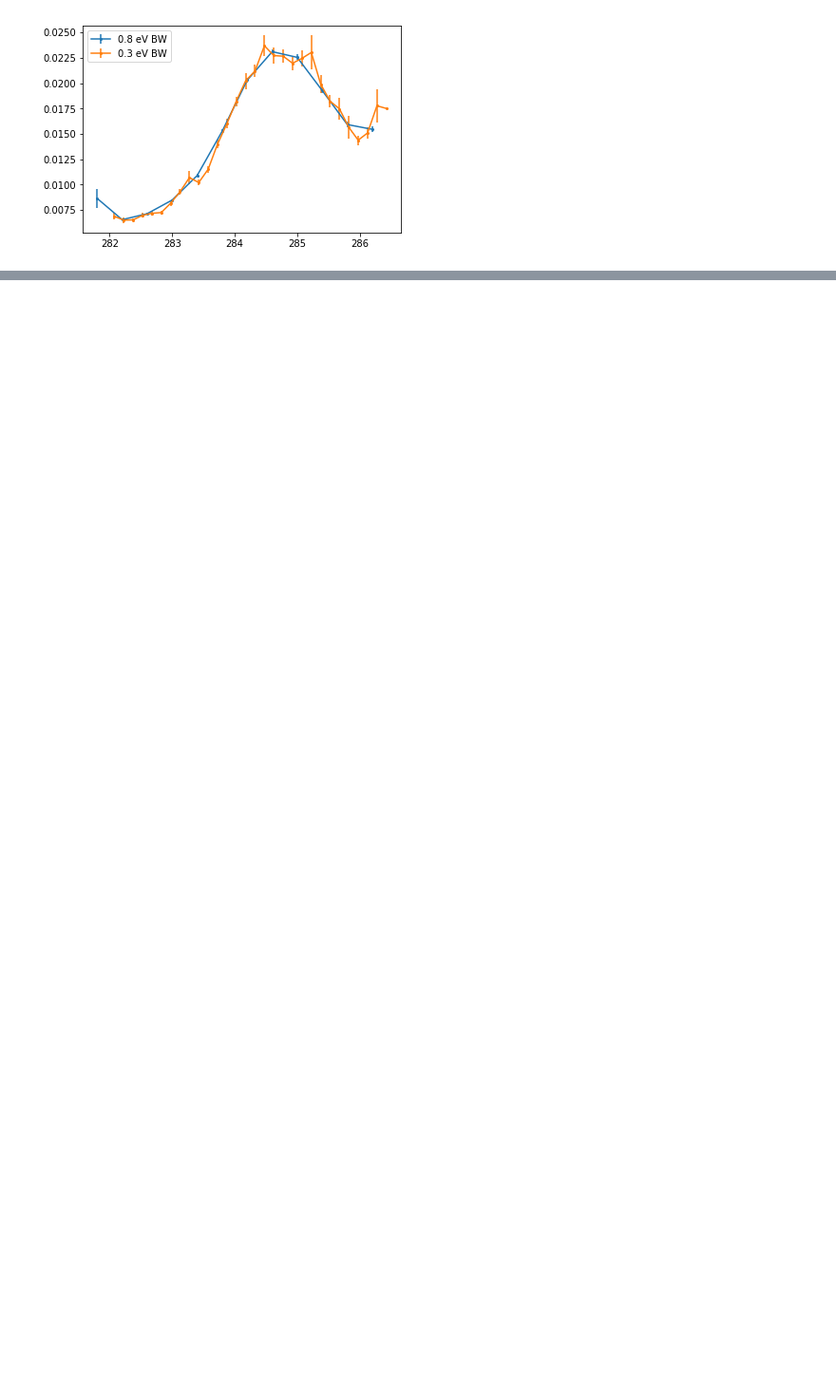
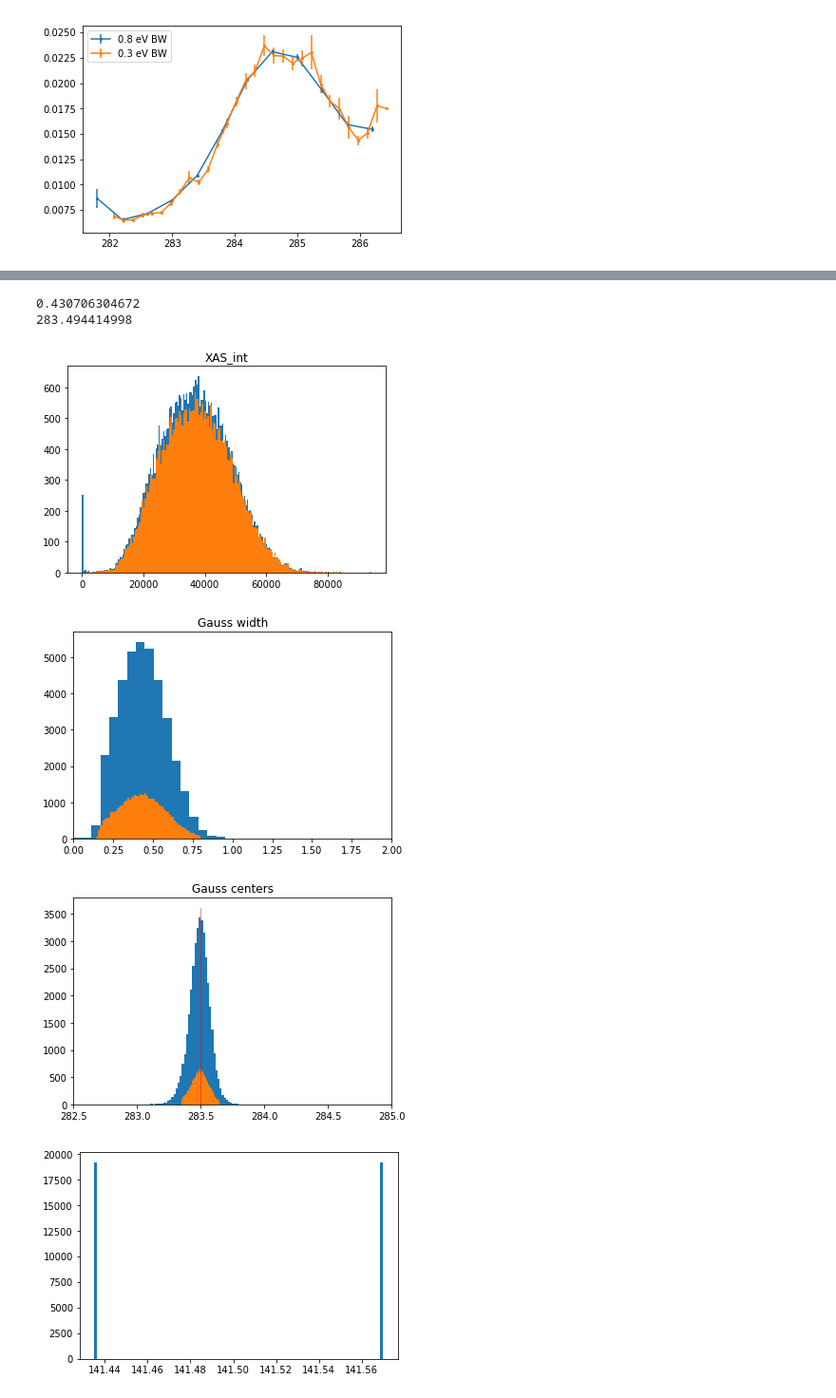
Before and after one commit to simonschreck/FermiAnalysis_2018, a Jupyter notebook: Scripts/26_data_binner.ipynb, the cells around one changed output, grey strips where cells are left out. Shown: that part at 95% size. Cells and saved outputs as stored; diff of their text form; code cells hidden in the pictures; blank space fills up the shorter version.

```diff
--- a/Scripts/26_data_binner.ipynb
+++ b/Scripts/26_data_binner.ipynb
@@ -822,0 +1134,43 @@ plt.show()
+# %%
+plt.figure()
+plt.hist(xas_int_all, bins = 200)
+plt.hist(xas_int_good, bins = 200)
+plt.title('XAS_int')
+
+#plt.xlim([0, 10000])
+
+
+plt.figure()
+plt.hist(Gauss_widths_all, bins = 200)
+plt.hist(Gauss_widths_good, bins = 50)
+plt.xlim([0,2])
+plt.title('Gauss width')
+
+
+print np.average(Gauss_widths_all, weights = i0_all)
+
+print np.average(Gauss_centers_good)
+
+plt.figure()
+plt.hist(Gauss_centers_all, bins = 1000)
+plt.hist(Gauss_centers_good, bins = 100)
+plt.vlines(np.average(Gauss_centers_good), plt.ylim()[0], plt.ylim()[1], lw = 0.5, color = 'r')
+
+
+plt.xlim([282.5, 285])
+plt.title('Gauss centers')
+
+plt.figure()
+#plt.hist(dt.mm2fs(delay_pos_all - TimeZero)*1e-3, bins = 100)
+plt.hist(delay_pos_all, bins = 100)
+
+
+
+plt.show()
+# %% [output]
+0.430706304672
+283.494414998
+[figure, added]
+[figure, added]
+[figure, added]
+[figure, added]
```
Also changed, not shown: parts of 6 cells of this notebook.
